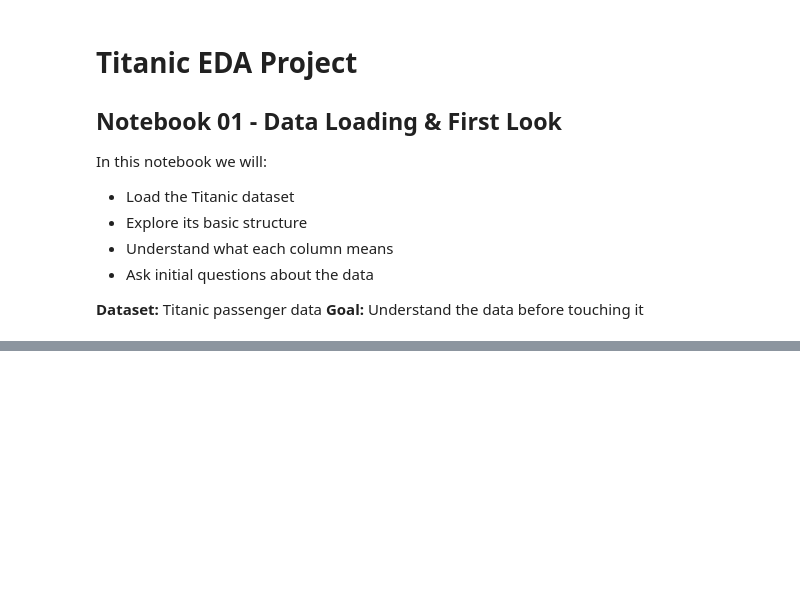
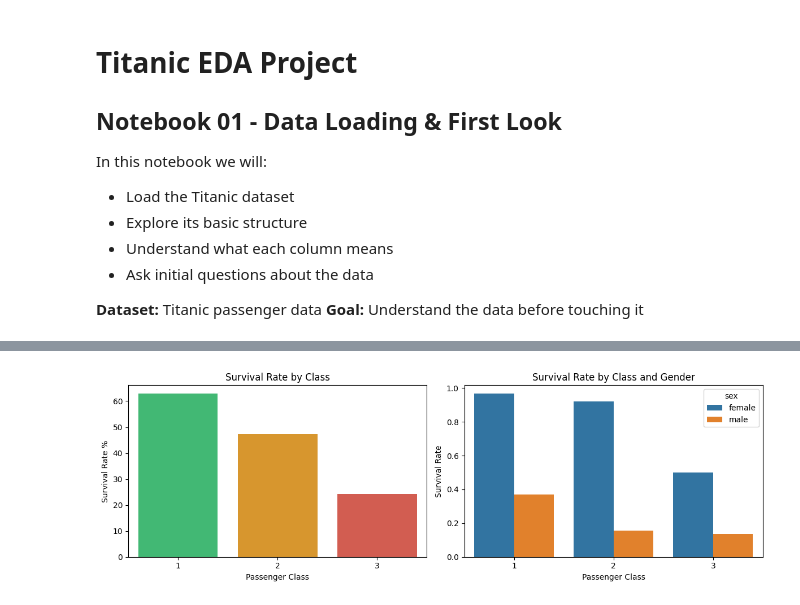
Before and after one commit to Anurag-Singh2004/eda-titanic, a Jupyter notebook: notebooks/01_eda_titanic.ipynb, the cells around one changed output, grey strips where cells are left out. Cells and saved outputs as stored; diff of their text form; code cells hidden in the pictures; blank space fills up the shorter version.

```diff
--- a/notebooks/01_eda_titanic.ipynb
+++ b/notebooks/01_eda_titanic.ipynb
@@ -66,0 +108,31 @@ plt.show()
+# %%
+fig, axes = plt.subplots(1, 2, figsize=(12, 4))
+
+# Plot 1 - survival rate by class
+survival_by_class = df.groupby('pclass')['survived'].mean() * 100
+sns.barplot(x=survival_by_class.index,
+            y=survival_by_class.values,
+            hue=survival_by_class.index,
+            palette=['#2ecc71', '#f39c12', '#e74c3c'],
+            legend=False,
+            ax=axes[0])
+axes[0].set_title('Survival Rate by Class')
+axes[0].set_ylabel('Survival Rate %')
+axes[0].set_xlabel('Passenger Class')
+
+# Plot 2 - gender + class combined using hue
+sns.barplot(data=df,
+            x='pclass',
+            y='survived',
+            hue='sex',
+            ax=axes[1],
+            errorbar=None)
+axes[1].set_title('Survival Rate by Class and Gender')
+axes[1].set_ylabel('Survival Rate')
+axes[1].set_xlabel('Passenger Class')
+
+plt.tight_layout()
+plt.savefig('../outputs/04_survival_by_class.png')
+plt.show()
+# %% [output]
+[figure, added]
```
Also changed, not shown: parts of 7 cells of this notebook, 3 other files.
